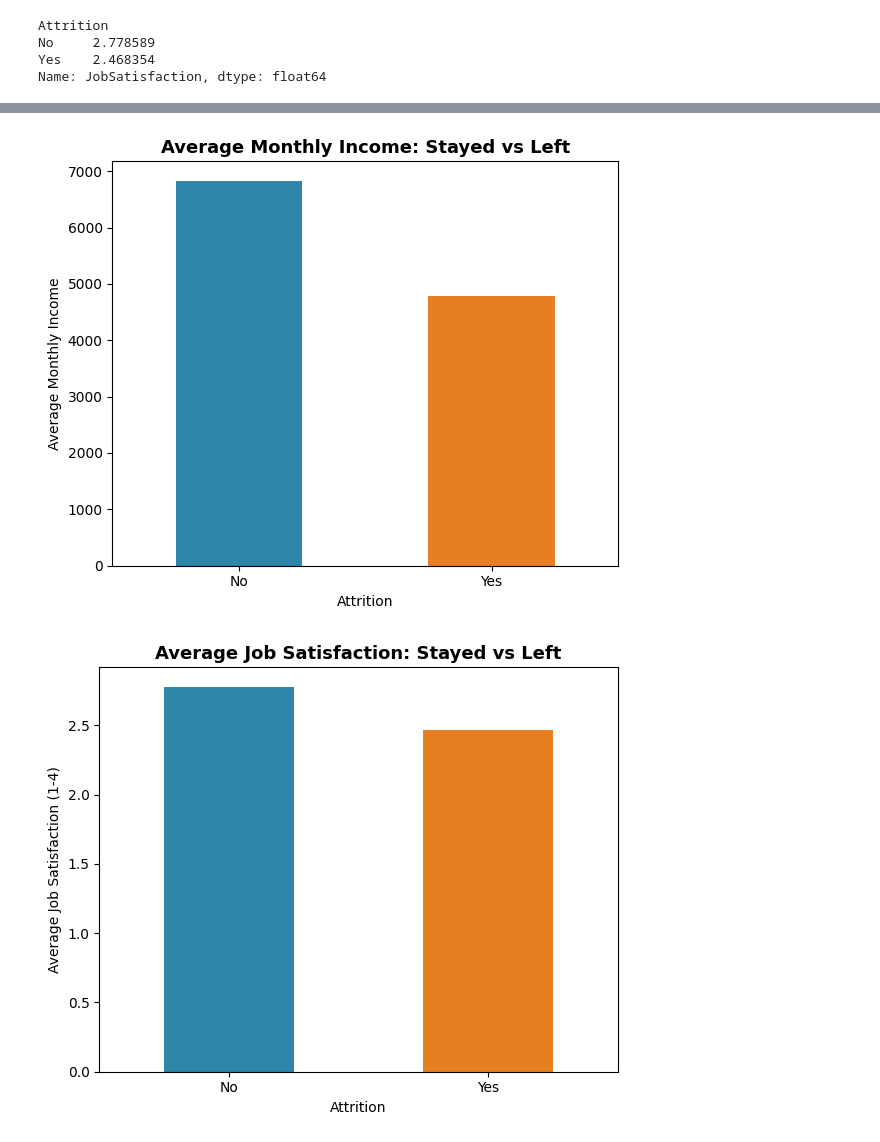
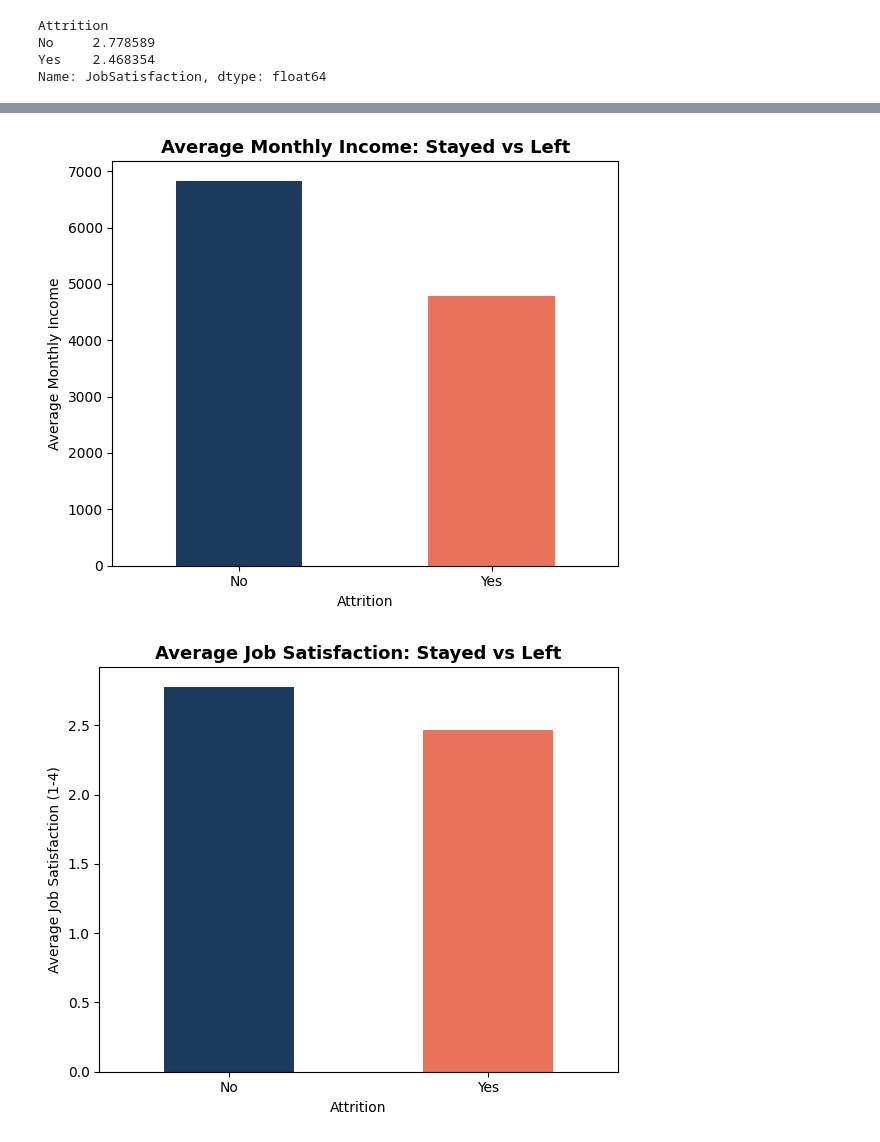
Before and after one commit to jeeny145/hr-attrition-analysis, a Jupyter notebook: notebooks/01_exploration.ipynb, the cells around one changed output, grey strips where cells are left out. Saved outputs shown, nothing was run; the diff lists cells and outputs as text; code cells hidden in the pictures.

Commit message:
Update chart colors to navy blue and coral

```diff
--- a/notebooks/01_exploration.ipynb
+++ b/notebooks/01_exploration.ipynb
@@ -181,6 +181,6 @@ plt.show()
 # %%
 income_by_attrition = df.groupby("Attrition")["MonthlyIncome"].mean()
-income_by_attrition.plot(kind="bar", figsize=(6,5), color=["#2E86AB", "#E67E22"])
+income_by_attrition.plot(kind="bar", figsize=(6,5), color=["#1B3A5C", "#E8735A"])
 plt.title("Average Monthly Income: Stayed vs Left", fontsize=13, fontweight="bold")
 plt.ylabel("Average Monthly Income")
 plt.xlabel("Attrition")
@@ -189,16 +189,16 @@ plt.tight_layout()
 plt.savefig("../outputs/charts/income_attrition.png", bbox_inches="tight")
 plt.show()
 # %% [output]
-[figure, old version]
+[figure, new version]
 # %%
 satisfaction_by_attrition = df.groupby("Attrition")["JobSatisfaction"].mean()
-satisfaction_by_attrition.plot(kind="bar", figsize=(6,5), color=["#2E86AB", "#E67E22"])
+satisfaction_by_attrition.plot(kind="bar", figsize=(6,5), color=["#1B3A5C", "#E8735A"])
 plt.title("Average Job Satisfaction: Stayed vs Left", fontsize=13, fontweight="bold")
 plt.ylabel("Average Job Satisfaction (1-4)")
 plt.xlabel("Attrition")
 plt.xticks(rotation=0)
 plt.tight_layout()
 plt.savefig("../outputs/charts/satisfaction_attrition.png", bbox_inches="tight")
 plt.show()
 # %% [output]
-[figure, old version]
+[figure, new version]
```
Also changed, not shown: parts of 2 cells of this notebook.
